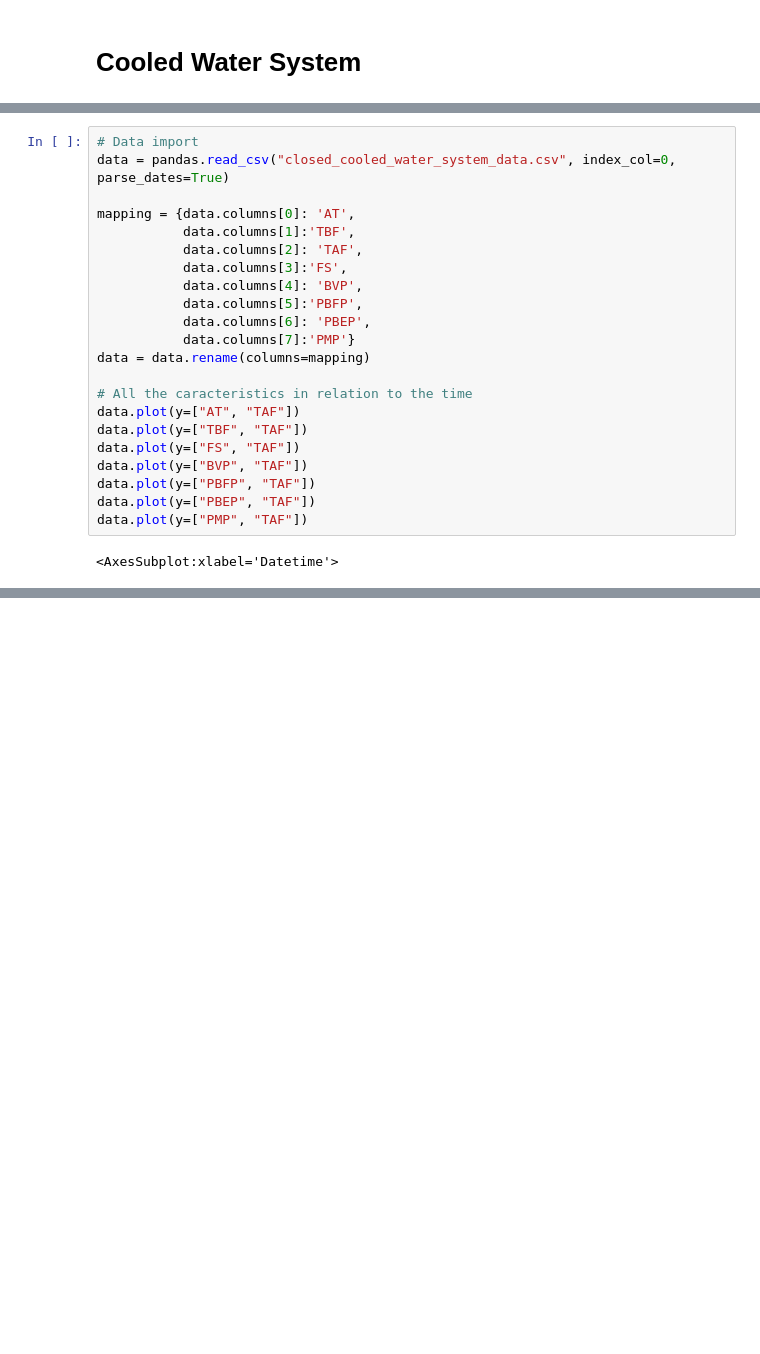
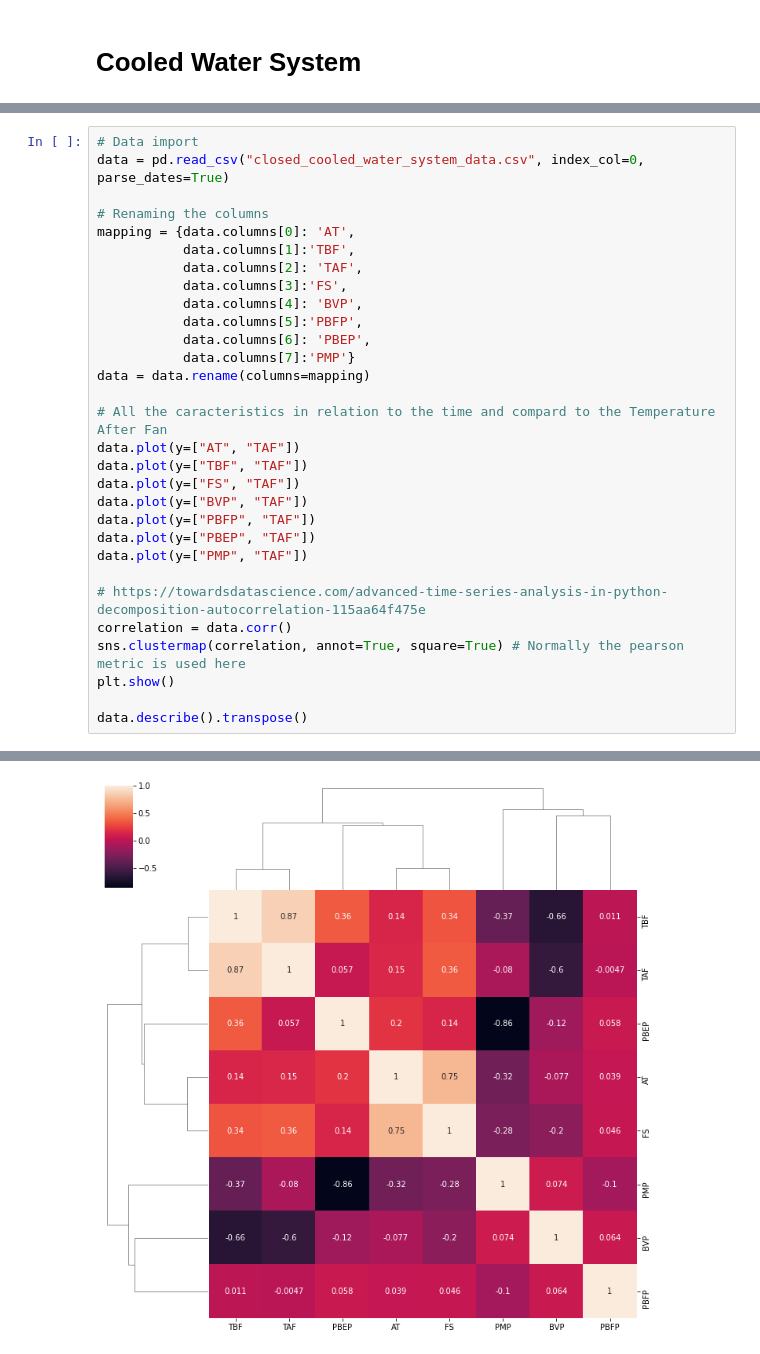
Before and after one commit to Psemata/CooledWaterSystem, a Jupyter notebook: cooledwatersystem.ipynb, the cells around one changed output, grey strips where cells are left out. Saved outputs shown, nothing was run; the diff lists cells and outputs as text; blank space fills up the shorter version.

```diff
--- a/cooledwatersystem.ipynb
+++ b/cooledwatersystem.ipynb
@@ -12,31 +14,39 @@ import sklearn
 # %%
 # Data import
-data = pandas.read_csv("closed_cooled_water_system_data.csv", index_col=0, parse_dates=True)
+data = pd.read_csv("closed_cooled_water_system_data.csv", index_col=0, parse_dates=True)
 
+# Renaming the columns
 mapping = {data.columns[0]: 'AT',
            data.columns[1]:'TBF',
            data.columns[2]: 'TAF',
            data.columns[3]:'FS',
            data.columns[4]: 'BVP',
            data.columns[5]:'PBFP',
            data.columns[6]: 'PBEP',
            data.columns[7]:'PMP'}
 data = data.rename(columns=mapping)
 
-# All the caracteristics in relation to the time
+# All the caracteristics in relation to the time and compard to the Temperature After Fan
 data.plot(y=["AT", "TAF"])
 data.plot(y=["TBF", "TAF"])
 data.plot(y=["FS", "TAF"])
 data.plot(y=["BVP", "TAF"])
 data.plot(y=["PBFP", "TAF"])
 data.plot(y=["PBEP", "TAF"])
 data.plot(y=["PMP", "TAF"])
+
+# https://towardsdatascience.com/advanced-time-series-analysis-in-python-decomposition-autocorrelation-115aa64f475e
+correlation = data.corr()
+sns.clustermap(correlation, annot=True, square=True) # Normally the pearson metric is used here
+plt.show()
+
+data.describe().transpose()
 # %% [output]
-<AxesSubplot:xlabel='Datetime'>
 [figure]
 [figure]
 [figure]
 [figure]
 [figure]
 [figure]
 [figure]
+[figure, added]
```
Also changed, not shown: parts of 42 cells of this notebook, 4 other files.
